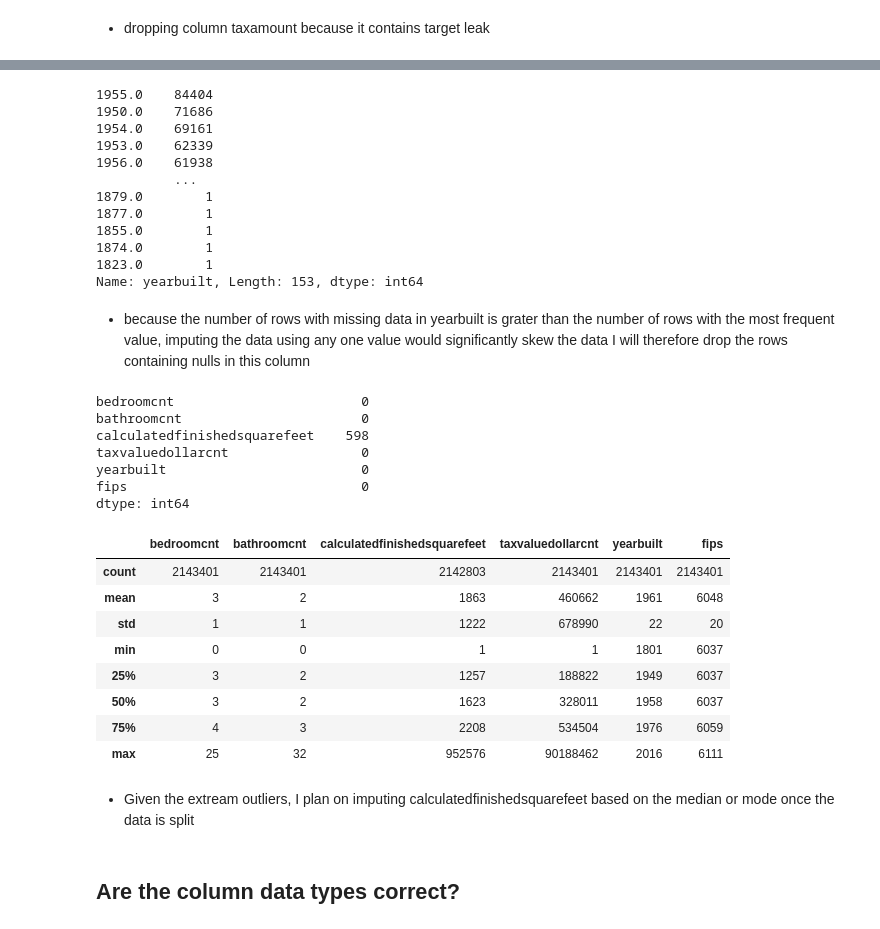
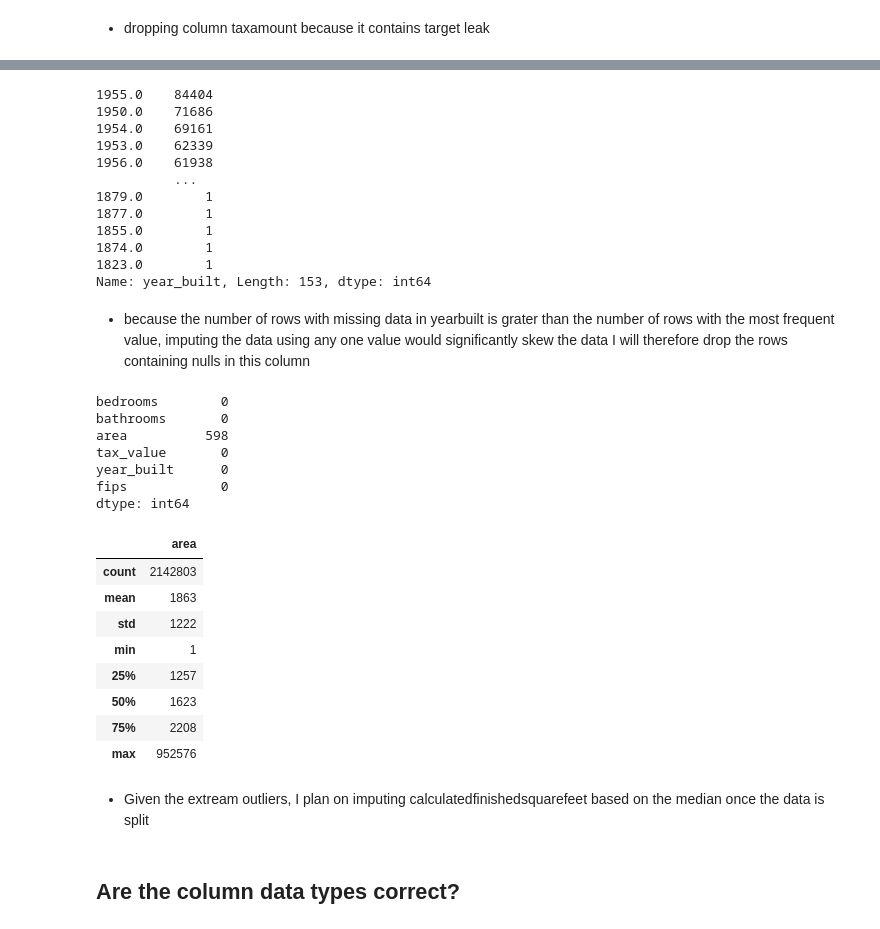
Before and after one commit to Johndsalas/lesson_prep, a Jupyter notebook: regression/Wrangle_Exercises.ipynb, the cells around one changed output, grey strips where cells are left out. Drawn from its saved outputs; the diff is of its cells as text; code cells hidden in the pictures.

```diff
--- a/regression/Wrangle_Exercises.ipynb
+++ b/regression/Wrangle_Exercises.ipynb
@@ -56,0 +126,23 @@ df
+# %%
+def remove_outliers(df, k, col_list):
+    ''' remove outliers from a list of columns in a dataframe
+        and return that dataframe
+    '''
+
+    for col in col_list:
+
+        q1, q3 = df[col].quantile([.25, .75])  # get quartiles
+
+        iqr = q3 - q1   # calculate interquartile range
+
+        upper_bound = q3 + k * iqr   # get upper bound
+        lower_bound = q1 - k * iqr   # get lower bound
+
+        # return dataframe without outliers
+
+        df = df[(df[col] > lower_bound) & (df[col] < upper_bound)]
+
+    return df
+# %%
+df = remove_outliers(df, 1.5, ['bedrooms', 'bathrooms', 'area', 'tax_value', 'tax_amount'])
+df
@@ -75,7 +239,7 @@ dtype: int64
 * dropping rows with nulls in taxvaluedollorcnt, training the model to asociate data with a calculated column seems dubious
 # %%
 # drop rows that are nulls in bedroomcnt, bathroomcnt, taxvaluedollarcnt
-df = df.dropna(subset = ['bedroomcnt','bathroomcnt', 'taxvaluedollarcnt'])
+df = df.dropna(subset = ['bedrooms','bathrooms', 'tax_value'])
 # %%
 df.isnull().sum()
 # %% [output]
@@ -104,7 +268,7 @@ fips                               0
 dtype: int64
 # %%
 # consider imputing year built
-df.yearbuilt.value_counts()
+df.year_built.value_counts()
 # %% [output]
 1955.0    84404
 1950.0    71686
@@ -117,38 +281,38 @@ df.yearbuilt.value_counts()
 1855.0        1
 1874.0        1
 1823.0        1
-Name: yearbuilt, Length: 153, dtype: int64
+Name: year_built, Length: 153, dtype: int64
 # %% [markdown]
 * because the number of rows with missing data in yearbuilt is grater than the number of rows with the most frequent value, imputing the data using any one value would significantly skew the data I will therefore drop the rows containing nulls in this column
 # %%
-df = df.dropna(subset = ['yearbuilt'])
+df = df.dropna(subset = ['year_built'])
 
 df.isnull().sum()
 # %% [output]
-bedroomcnt                        0
-bathroomcnt                       0
-calculatedfinishedsquarefeet    598
-taxvaluedollarcnt                 0
-yearbuilt                         0
-fips                              0
+bedrooms        0
+bathrooms       0
+area          598
+tax_value       0
+year_built      0
+fips            0
 dtype: int64
 # %%
 pd.set_option('display.float_format', lambda x: '%.0f' % x)
-df.describe()
+df.describe()[['area']]
 # %% [output]
-|  | bedroomcnt | bathroomcnt | calculatedfinishedsquarefeet | taxvaluedollarcnt | yearbuilt | fips |
-| count | 2143401 | 2143401 | 2142803 | 2143401 | 2143401 | 2143401 |
-| mean | 3 | 2 | 1863 | 460662 | 1961 | 6048 |
-| std | 1 | 1 | 1222 | 678990 | 22 | 20 |
-| min | 0 | 0 | 1 | 1 | 1801 | 6037 |
-| 25% | 3 | 2 | 1257 | 188822 | 1949 | 6037 |
-| 50% | 3 | 2 | 1623 | 328011 | 1958 | 6037 |
-| 75% | 4 | 3 | 2208 | 534504 | 1976 | 6059 |
-| max | 25 | 32 | 952576 | 90188462 | 2016 | 6111 |
+|  | area |
+| count | 2142803 |
+| mean | 1863 |
+| std | 1222 |
+| min | 1 |
+| 25% | 1257 |
+| 50% | 1623 |
+| 75% | 2208 |
+| max | 952576 |
 # %%
 pd.reset_option('display.float_format')
 # %% [markdown]
-* Given the extream outliers, I plan on imputing calculatedfinishedsquarefeet based on the median or mode once the data is split
+* Given the extream outliers, I plan on imputing calculatedfinishedsquarefeet based on the median once the data is split
 # %% [markdown]
 ## Are the column data types correct?
 # %%
```
Also changed, not shown: parts of 43 cells of this notebook, 1 other file.
